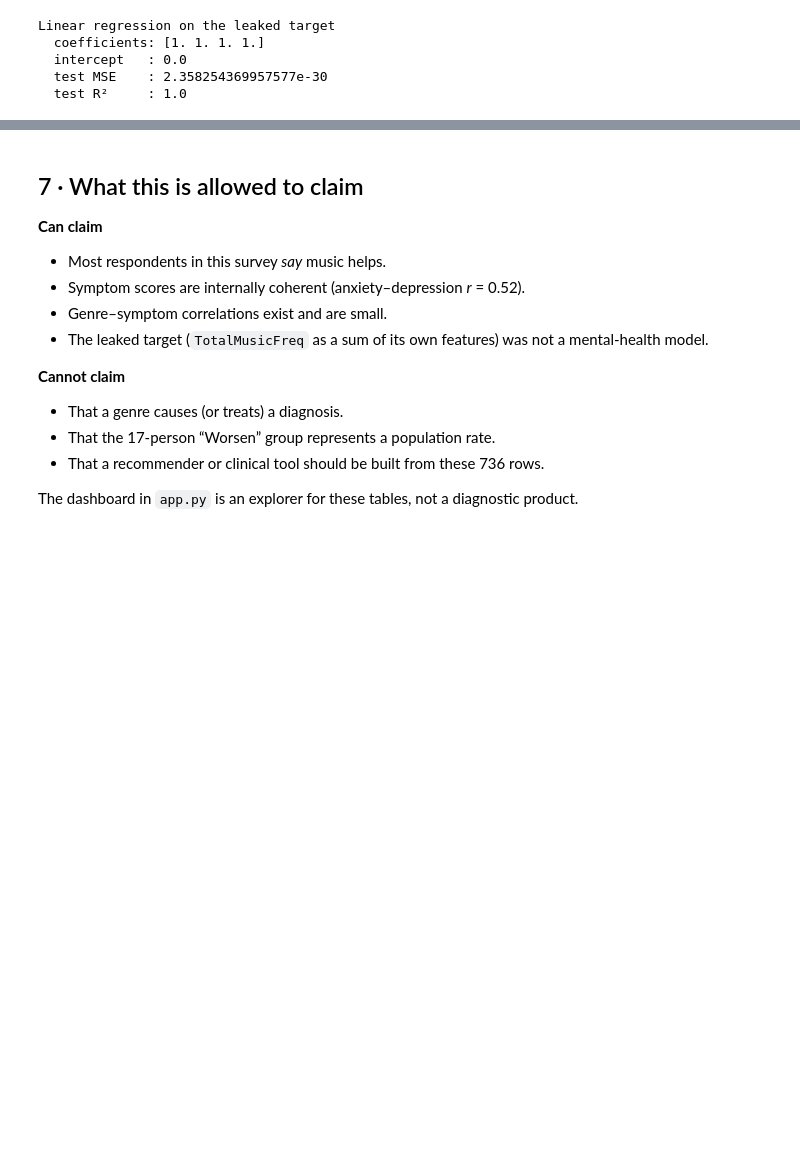
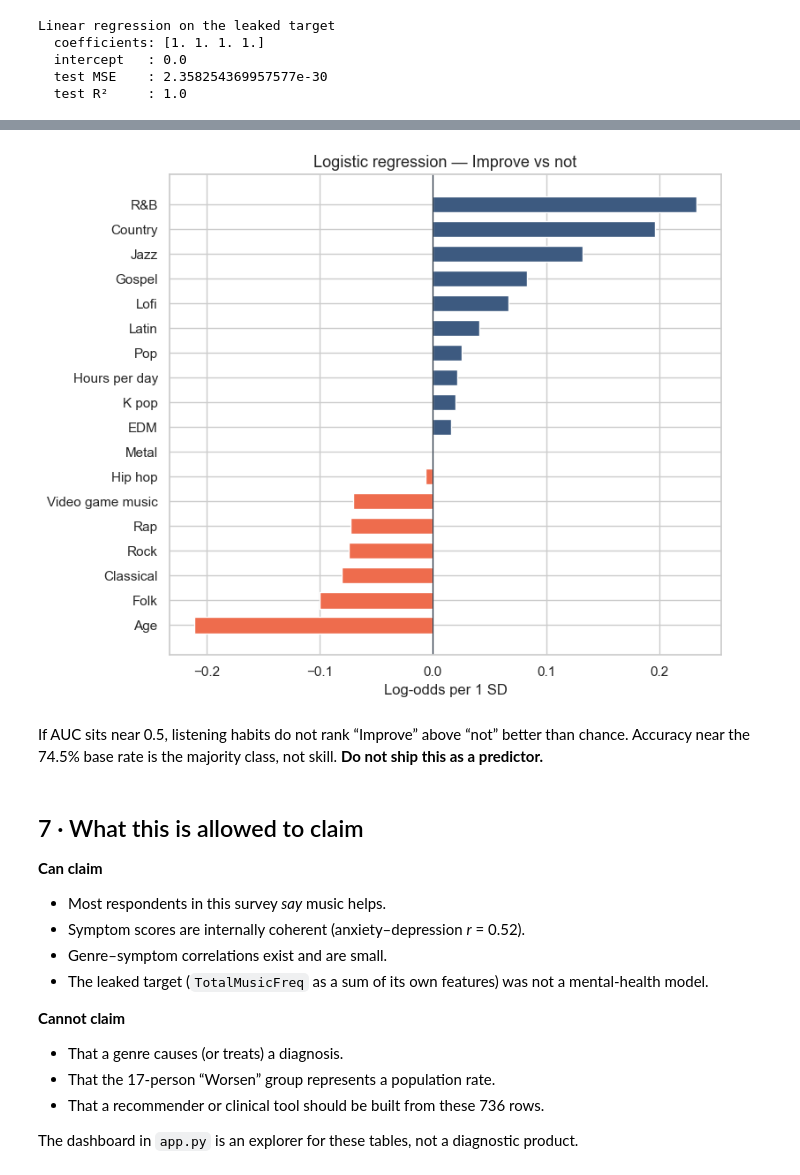
Before and after one commit to PedroCarneiroMarques/MusicX_Emotion_Analysis, a Jupyter notebook: analysis.ipynb, the cells around one changed output, grey strips where cells are left out. Cells and saved outputs as stored; diff of their text form; code cells hidden in the pictures; blank space fills up the shorter version.

```diff
--- a/analysis.ipynb
+++ b/analysis.ipynb
@@ -366,0 +314,8 @@ A classifier for “Improve vs not” has the same problem from the other side:
+# %%
+result = fit_improve_model(df)
+print(f"n={result['n']}  test={result['n_test']}")
+print(f"Improve base rate: {result['base_rate']:.1%}")
+print(f"Logistic  AUC={result['auc']:.3f}  accuracy={result['accuracy']:.1%}")
+print(f"Always-Improve  AUC={result['dummy_auc']:.3f}  accuracy={result['dummy_accuracy']:.1%}")
+print()
+print(result["coefficients"].round(3).to_string(index=False))
@@ -367,3 +340,17 @@ A classifier for “Improve vs not” has the same problem from the other side:
+# %%
+coef = result["coefficients"]
+fig, ax = plt.subplots(figsize=(8, 6.5))
+colors = ["#EE6C4D" if v < 0 else "#3D5A80" for v in coef["log_odds"]]
+ax.barh(coef["feature"], coef["log_odds"], color=colors, height=0.65)
+ax.axvline(0, color="#1B2838", linewidth=0.8)
+ax.set_xlabel("Log-odds per 1 SD")
+ax.set_title("Logistic regression — Improve vs not")
+fig.tight_layout()
+plt.show()
+# %% [output]
+[figure, added]
+# %% [markdown]
+If AUC sits near 0.5, listening habits do not rank “Improve” above “not” better than chance. Accuracy near the 74.5% base rate is the majority class, not skill. **Do not ship this as a predictor.**
 # %% [markdown]
 ## 7 · What this is allowed to claim
 
```
Also changed, not shown: parts of 9 cells of this notebook, 6 other files.
